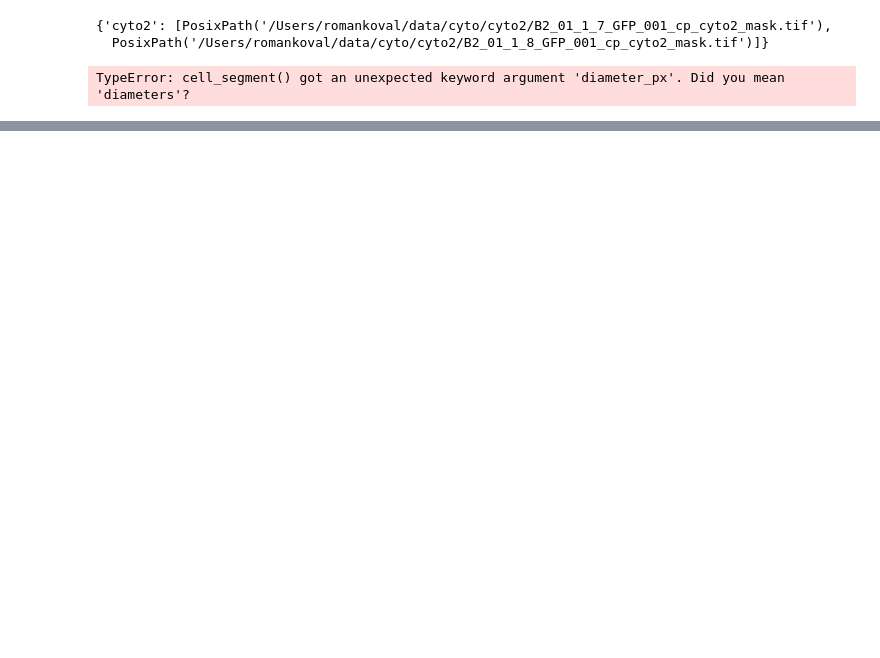
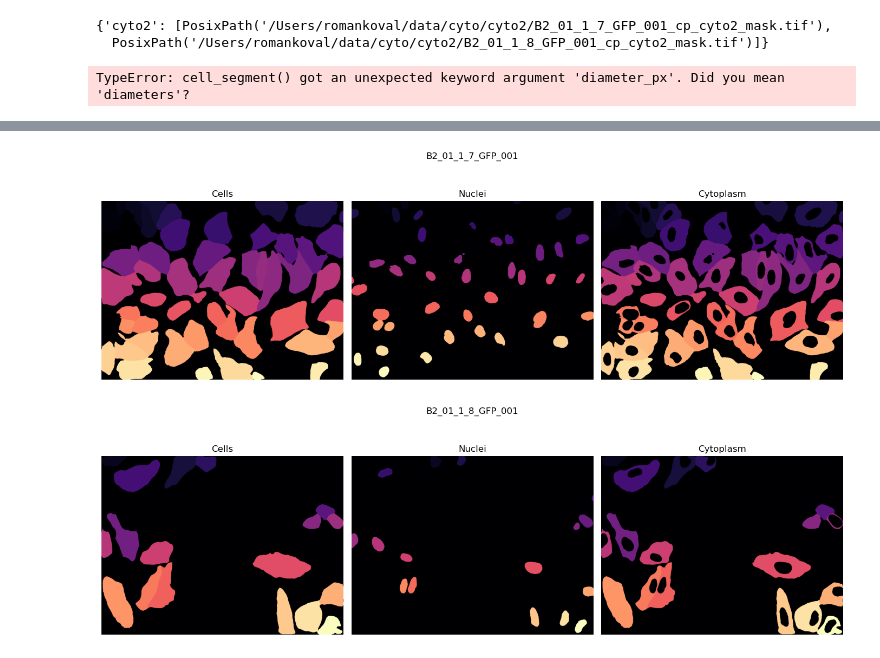
Before and after one commit to drBat1998/BioInUA_2025_img_analysis, a Jupyter notebook: course_data/playground.ipynb, the cells around one changed output, grey strips where cells are left out. Drawn from its saved outputs; the diff is of its cells as text; code cells hidden in the pictures; blank space fills up the shorter version.

```diff
--- a/course_data/playground.ipynb
+++ b/course_data/playground.ipynb
@@ -1247,0 +1460,41 @@ TypeError: cell_segment() got an unexpected keyword argument 'diameter_px'. Did
+# %%
+from pathlib import Path
+import tifffile as tiff
+import matplotlib.pyplot as plt
+import numpy as np
+
+cyto_dir = Path("/Users/romankoval/data/cyto/cyto2")
+nuc_dir  = Path("/Users/romankoval/data/cyto/nuclei")
+out_dir  = Path("/Users/romankoval/data/cyto/cytoplasm_out")
+out_dir.mkdir(parents=True, exist_ok=True)
+
+def base(stem):
+    for token in ("_cp_cyto2_mask", "_cp_nuclei_mask"):
+        if stem.endswith(token): return stem[: -len(token)]
+    return stem
+
+cyto_map = {base(p.stem): p for p in cyto_dir.glob("*.tif")}
+nuc_map  = {base(p.stem): p for p in nuc_dir.glob("*.tif")}
+keys = sorted(set(cyto_map) & set(nuc_map))
+
+for k in keys:
+    lbl_cell = tiff.imread(str(cyto_map[k]))
+    lbl_nuc  = tiff.imread(str(nuc_map[k]))
+    cyto = lbl_cell.copy()
+    cyto[(lbl_cell > 0) & (lbl_nuc > 0)] = 0
+
+    out_fp = out_dir / f"{k}_cytoplasm.tif"
+    tiff.imwrite(str(out_fp), cyto.astype(np.uint16), photometric="minisblack")
+
+    # Plot preview (optional)
+    fig, axes = plt.subplots(1, 3, figsize=(14, 5))
+    axes[0].imshow(lbl_cell, cmap="magma"); axes[0].set_title("Cells")
+    axes[1].imshow(lbl_nuc, cmap="magma");  axes[1].set_title("Nuclei")
+    axes[2].imshow(cyto, cmap="magma");     axes[2].set_title("Cytoplasm")
+    for ax in axes: ax.axis("off")
+    plt.suptitle(k)
+    plt.tight_layout()
+    plt.show()
+# %% [output]
+[figure, added]
+[figure, added]
```
Also changed, not shown: parts of 16 cells of this notebook.
